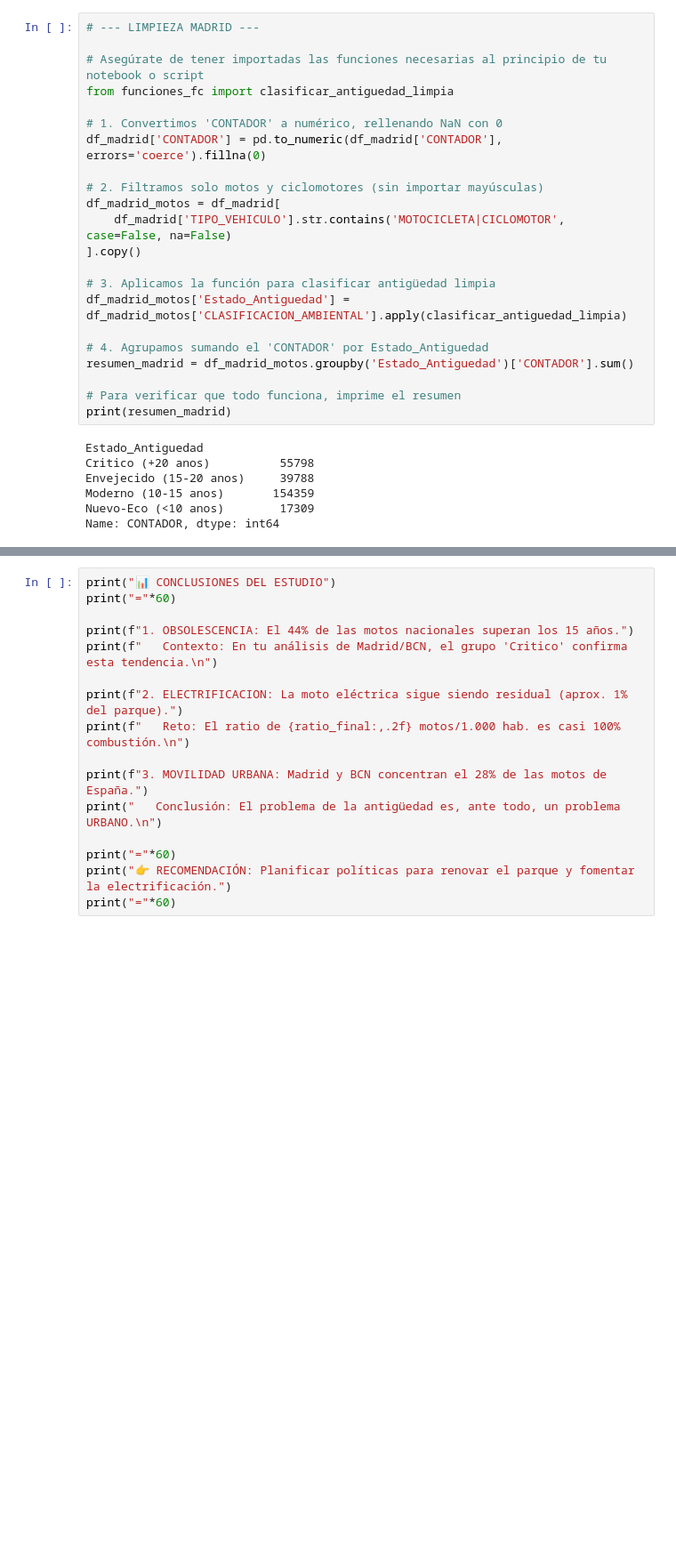
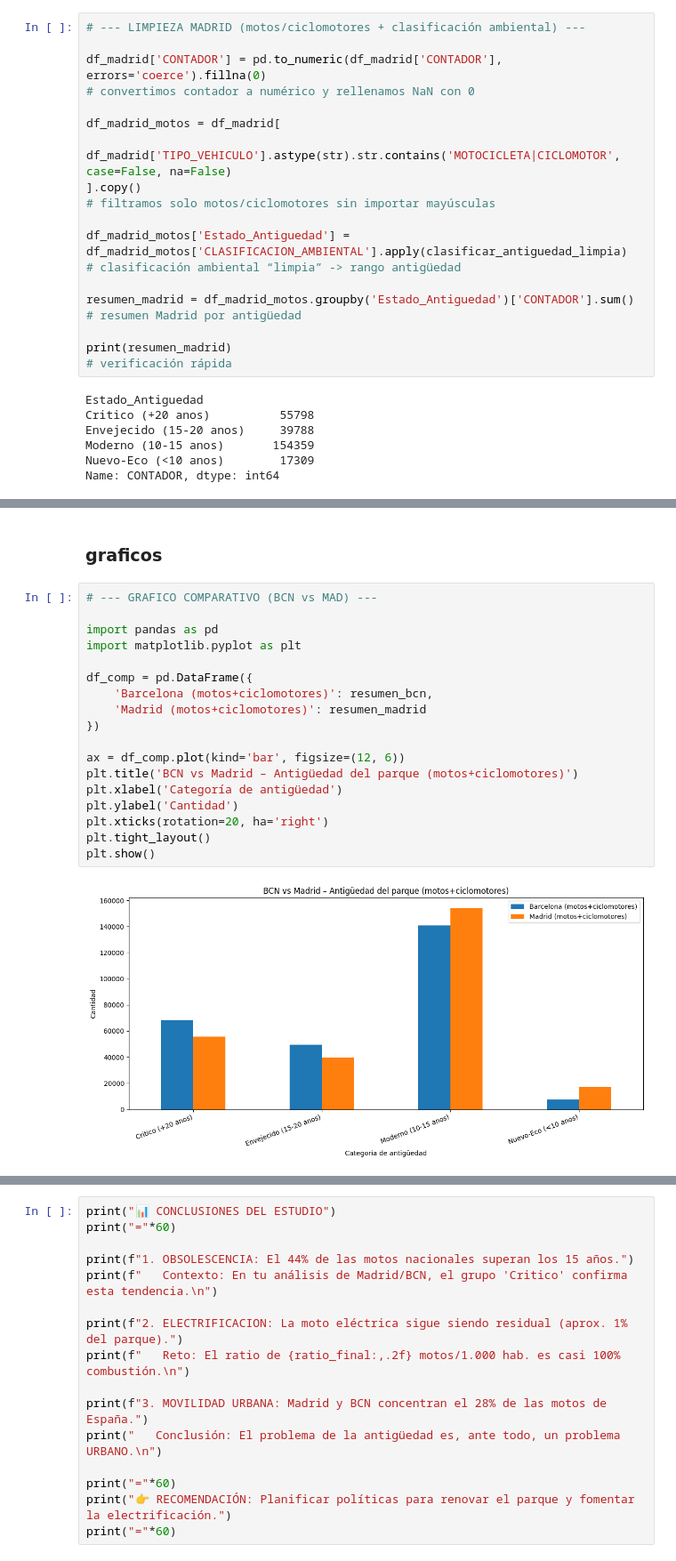
Before and after one commit to juancmogordoy1/analisis_parque_motos_espa-a, a Jupyter notebook: PROYECTO MOTOS.ipynb, the cells around one changed output, grey strips where cells are left out. Shown at 89% size. Saved outputs shown, nothing was run; the diff lists cells and outputs as text; blank space fills up the shorter version.

```diff
--- a/PROYECTO MOTOS.ipynb
+++ b/PROYECTO MOTOS.ipynb
@@ -184,27 +186,24 @@ print(envejecimiento_bcn.head(15))
 3                      No consta    1712.0
 4  Sense distintiu mediambiental   66480.0
 # %%
-# --- LIMPIEZA MADRID ---
+# --- LIMPIEZA MADRID (motos/ciclomotores + clasificación ambiental) ---
 
-# Asegúrate de tener importadas las funciones necesarias al principio de tu notebook o script
-from funciones_fc import clasificar_antiguedad_limpia
+df_madrid['CONTADOR'] = pd.to_numeric(df_madrid['CONTADOR'], errors='coerce').fillna(0)
+# convertimos contador a numérico y rellenamos NaN con 0
 
-# 1. Convertimos 'CONTADOR' a numérico, rellenando NaN con 0
-df_madrid['CONTADOR'] = pd.to_numeric(df_madrid['CONTADOR'], errors='coerce').fillna(0)
+df_madrid_motos = df_madrid[
+    df_madrid['TIPO_VEHICULO'].astype(str).str.contains('MOTOCICLETA|CICLOMOTOR', case=False, na=False)
+].copy()
+# filtramos solo motos/ciclomotores sin importar mayúsculas
 
-# 2. Filtramos solo motos y ciclomotores (sin importar mayúsculas)
-df_madrid_motos = df_madrid[
-    df_madrid['TIPO_VEHICULO'].str.contains('MOTOCICLETA|CICLOMOTOR', case=False, na=False)
-].copy()
+df_madrid_motos['Estado_Antiguedad'] = df_madrid_motos['CLASIFICACION_AMBIENTAL'].apply(clasificar_antiguedad_limpia)
+# clasificación ambiental “limpia” -> rango antigüedad
 
-# 3. Aplicamos la función para clasificar antigüedad limpia
-df_madrid_motos['Estado_Antiguedad'] = df_madrid_motos['CLASIFICACION_AMBIENTAL'].apply(clasificar_antiguedad_limpia)
+resumen_madrid = df_madrid_motos.groupby('Estado_Antiguedad')['CONTADOR'].sum()
+# resumen Madrid por antigüedad
 
-# 4. Agrupamos sumando el 'CONTADOR' por Estado_Antiguedad
-resumen_madrid = df_madrid_motos.groupby('Estado_Antiguedad')['CONTADOR'].sum()
-
-# Para verificar que todo funciona, imprime el resumen
 print(resumen_madrid)
+# verificación rápida
 # %% [output]
 Estado_Antiguedad
 Critico (+20 anos)          55798
@@ -292,3 +278,25 @@ Motos por cada 1.000 adultos: 64.78
+# %% [markdown]
+### graficos
+# %%
+# --- GRAFICO COMPARATIVO (BCN vs MAD) ---
+
+import pandas as pd
+import matplotlib.pyplot as plt
+
+df_comp = pd.DataFrame({
+    'Barcelona (motos+ciclomotores)': resumen_bcn,
+    'Madrid (motos+ciclomotores)': resumen_madrid
+})
+
+ax = df_comp.plot(kind='bar', figsize=(12, 6))
+plt.title('BCN vs Madrid – Antigüedad del parque (motos+ciclomotores)')
+plt.xlabel('Categoría de antigüedad')
+plt.ylabel('Cantidad')
+plt.xticks(rotation=20, ha='right')
+plt.tight_layout()
+plt.show()
+# %% [output]
+[figure, added]
 # %%
 import matplotlib.pyplot as plt
 
```
Also changed, not shown: parts of 23 cells of this notebook, 1 other file.
